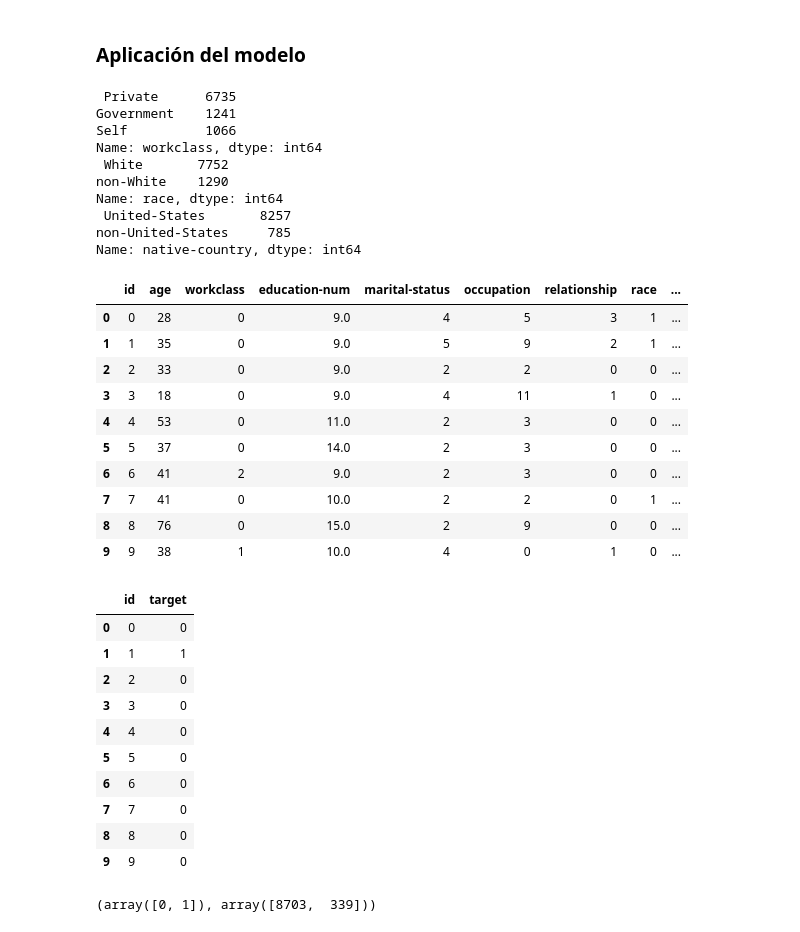
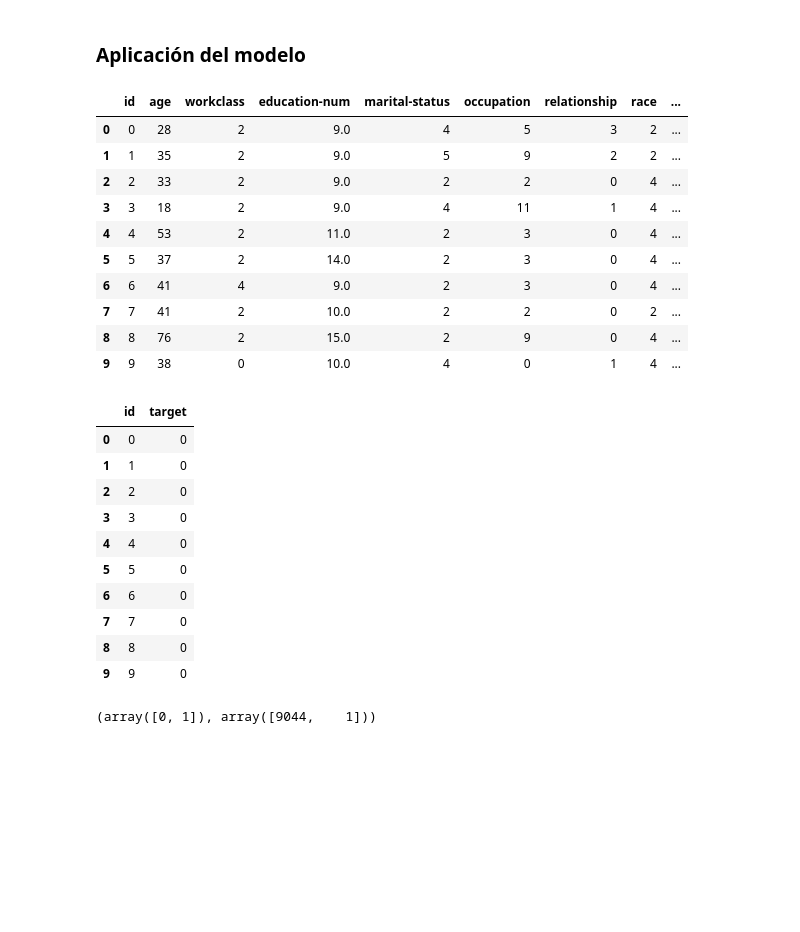
Before and after one commit to ivanrumo/KC_Practica_Machine_Learning, a Jupyter notebook: Un problema de clasificación.ipynb, the cells around one changed output. Saved outputs shown, nothing was run; the diff lists cells and outputs as text; code cells hidden in the pictures; blank space fills up the shorter version.

```diff
--- a/Un problema de clasificación.ipynb
+++ b/Un problema de clasificación.ipynb
@@ -1002,59 +1002,31 @@ Con GradientBoostingClassifier obtenemos el mejor modelo predictorio. Así que e
 # %%
 data = pd.read_csv('./data/census_test.csv')
 data.head(10)
 
 # elimino education_level
 data = data.drop(['education_level'],axis=1)
-
-
-#workclass
-
-data.loc[data.workclass.str.contains("gov"), 'workclass'] = 'Government'
-data.loc[data.workclass.str.contains("Self"), 'workclass'] = 'Self'
-data = data[~data.workclass.str.contains('Without-pay')]
-print(data['workclass'].value_counts())
-
-#race
-data.loc[~data.race.str.contains("White"), 'race'] = 'non-White'
-print(data['race'].value_counts())
-
-#native-country
-data.loc[~data['native-country'].str.contains("United-States"), 'native-country'] = 'non-United-States'
-print(data['native-country'].value_counts())
 
 le = LabelEncoder()
 
 cols_bin = ['race', 'sex', 'native-country', 'workclass', 'marital-status', 'occupation', 'relationship']
 
 for col in cols_bin:
     data[col] = le.fit_transform(data[col])
 
 
-
-
 data.head(10)
 # %% [output]
- Private      6735
-Government    1241
-Self          1066
-Name: workclass, dtype: int64
- White       7752
-non-White    1290
-Name: race, dtype: int64
- United-States       8257
-non-United-States     785
-Name: native-country, dtype: int64
 |  | id | age | workclass | education-num | marital-status | occupation | relationship | race | ... |
-| 0 | 0 | 28 | 0 | 9.0 | 4 | 5 | 3 | 1 | ... |
-| 1 | 1 | 35 | 0 | 9.0 | 5 | 9 | 2 | 1 | ... |
-| 2 | 2 | 33 | 0 | 9.0 | 2 | 2 | 0 | 0 | ... |
-| 3 | 3 | 18 | 0 | 9.0 | 4 | 11 | 1 | 0 | ... |
-| 4 | 4 | 53 | 0 | 11.0 | 2 | 3 | 0 | 0 | ... |
-| 5 | 5 | 37 | 0 | 14.0 | 2 | 3 | 0 | 0 | ... |
-| 6 | 6 | 41 | 2 | 9.0 | 2 | 3 | 0 | 0 | ... |
-| 7 | 7 | 41 | 0 | 10.0 | 2 | 2 | 0 | 1 | ... |
-| 8 | 8 | 76 | 0 | 15.0 | 2 | 9 | 0 | 0 | ... |
-| 9 | 9 | 38 | 1 | 10.0 | 4 | 0 | 1 | 0 | ... |
+| 0 | 0 | 28 | 2 | 9.0 | 4 | 5 | 3 | 2 | ... |
+| 1 | 1 | 35 | 2 | 9.0 | 5 | 9 | 2 | 2 | ... |
+| 2 | 2 | 33 | 2 | 9.0 | 2 | 2 | 0 | 4 | ... |
+| 3 | 3 | 18 | 2 | 9.0 | 4 | 11 | 1 | 4 | ... |
+| 4 | 4 | 53 | 2 | 11.0 | 2 | 3 | 0 | 4 | ... |
+| 5 | 5 | 37 | 2 | 14.0 | 2 | 3 | 0 | 4 | ... |
+| 6 | 6 | 41 | 4 | 9.0 | 2 | 3 | 0 | 4 | ... |
+| 7 | 7 | 41 | 2 | 10.0 | 2 | 2 | 0 | 2 | ... |
+| 8 | 8 | 76 | 2 | 15.0 | 2 | 9 | 0 | 4 | ... |
+| 9 | 9 | 38 | 0 | 10.0 | 4 | 0 | 1 | 4 | ... |
 # %%
 features = data.columns.drop(['id'])
 
@@ -1068,7 +1040,7 @@ data_save.head(10)
 # %% [output]
 |  | id | target |
 | 0 | 0 | 0 |
-| 1 | 1 | 1 |
+| 1 | 1 | 0 |
 | 2 | 2 | 0 |
 | 3 | 3 | 0 |
 | 4 | 4 | 0 |
@@ -1080,6 +1052,6 @@ data_save.head(10)
 # %%
 np.unique(data_save['target'], return_counts=True)
 # %% [output]
-(array([0, 1]), array([8703,  339]))
+(array([0, 1]), array([9044,    1]))
 # %%
 data_save.to_csv('./data/census_results.csv')
```
Also changed, not shown: parts of 13 cells of this notebook, 2 other files.
